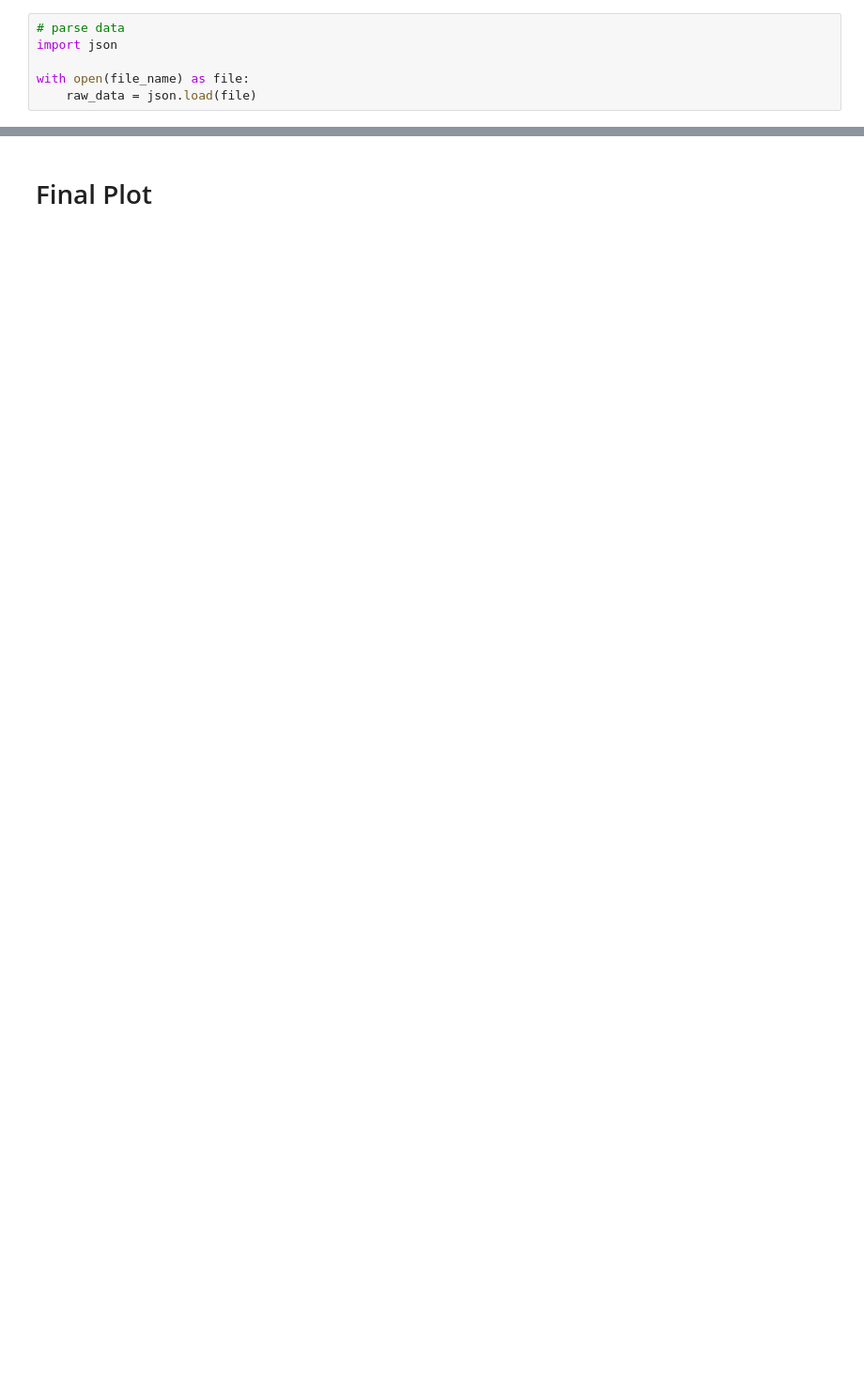
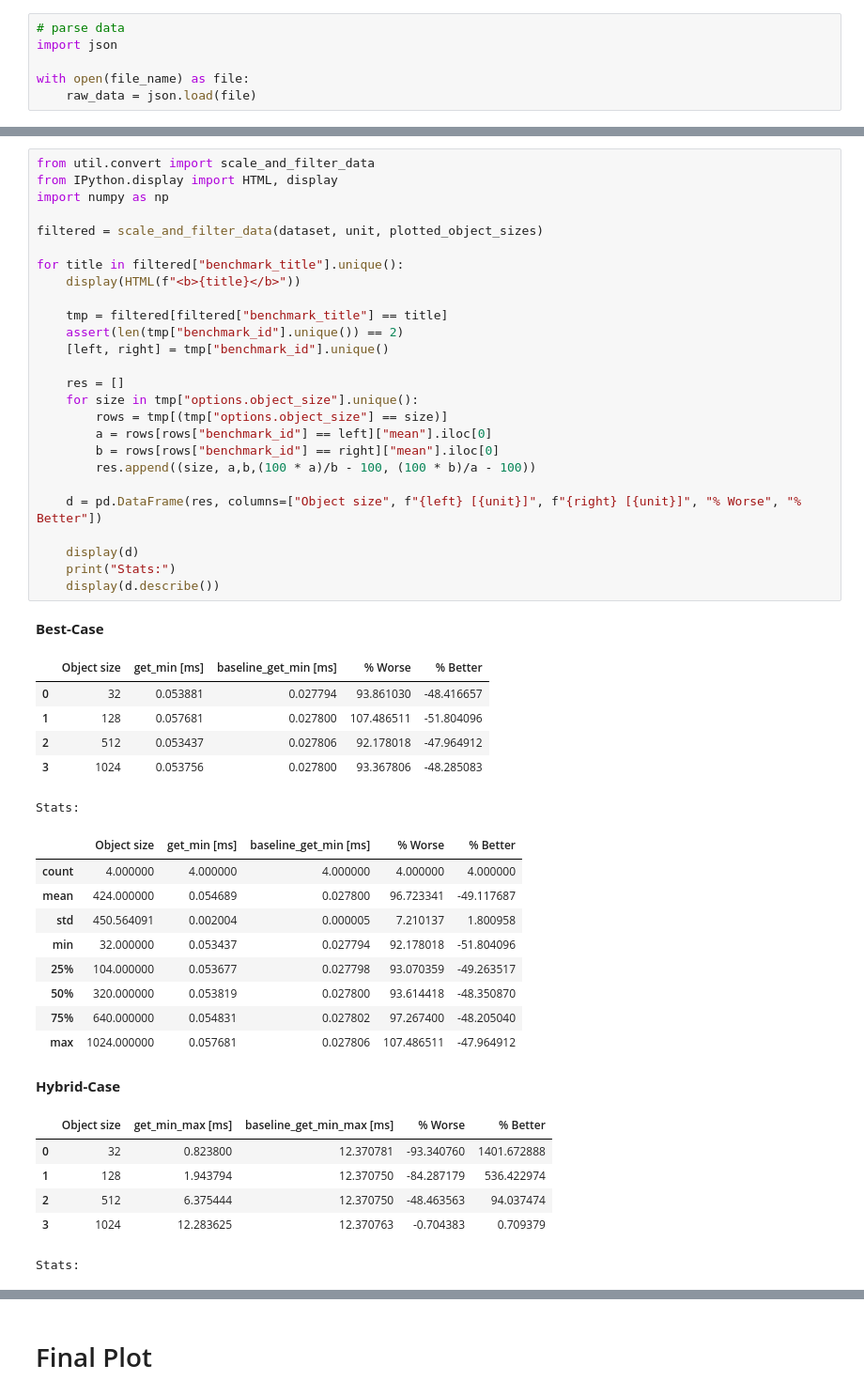
Before and after one commit to markus-gerber/vnv-heap, a Jupyter notebook: zephyr/vnv_heap_benchmark/analysis/get_ref.ipynb, the cells around one changed output, grey strips where cells are left out. Shown at 94% size. Cells and saved outputs as stored; diff of their text form; blank space fills up the shorter version.

```diff
--- a/zephyr/vnv_heap_benchmark/analysis/get_ref.ipynb
+++ b/zephyr/vnv_heap_benchmark/analysis/get_ref.ipynb
@@ -66,0 +67,50 @@ Name: mean, dtype: float64
+# %%
+from util.convert import scale_and_filter_data
+from IPython.display import HTML, display
+import numpy as np
+
+filtered = scale_and_filter_data(dataset, unit, plotted_object_sizes)
+
+for title in filtered["benchmark_title"].unique():
+    display(HTML(f"<b>{title}</b>"))
+
+    tmp = filtered[filtered["benchmark_title"] == title]
+    assert(len(tmp["benchmark_id"].unique()) == 2)
+    [left, right] = tmp["benchmark_id"].unique()
+
+    res = []
+    for size in tmp["options.object_size"].unique():
+        rows = tmp[(tmp["options.object_size"] == size)]
+        a = rows[rows["benchmark_id"] == left]["mean"].iloc[0]
+        b = rows[rows["benchmark_id"] == right]["mean"].iloc[0]
+        res.append((size, a,b,(100 * a)/b - 100, (100 * b)/a - 100))
+
+    d = pd.DataFrame(res, columns=["Object size", f"{left} [{unit}]", f"{right} [{unit}]", "% Worse", "% Better"])
+
+    display(d)
+    print("Stats:")
+    display(d.describe())
+# %% [output]
+Best-Case
+|  | Object size | get_min [ms] | baseline_get_min [ms] | % Worse | % Better |
+| 0 | 32 | 0.053881 | 0.027794 | 93.861030 | -48.416657 |
+| 1 | 128 | 0.057681 | 0.027800 | 107.486511 | -51.804096 |
+| 2 | 512 | 0.053437 | 0.027806 | 92.178018 | -47.964912 |
+| 3 | 1024 | 0.053756 | 0.027800 | 93.367806 | -48.285083 |
+Stats:
+|  | Object size | get_min [ms] | baseline_get_min [ms] | % Worse | % Better |
+| count | 4.000000 | 4.000000 | 4.000000 | 4.000000 | 4.000000 |
+| mean | 424.000000 | 0.054689 | 0.027800 | 96.723341 | -49.117687 |
+| std | 450.564091 | 0.002004 | 0.000005 | 7.210137 | 1.800958 |
+| min | 32.000000 | 0.053437 | 0.027794 | 92.178018 | -51.804096 |
+| 25% | 104.000000 | 0.053677 | 0.027798 | 93.070359 | -49.263517 |
+| 50% | 320.000000 | 0.053819 | 0.027800 | 93.614418 | -48.350870 |
+| 75% | 640.000000 | 0.054831 | 0.027802 | 97.267400 | -48.205040 |
+| max | 1024.000000 | 0.057681 | 0.027806 | 107.486511 | -47.964912 |
+Hybrid-Case
+|  | Object size | get_min_max [ms] | baseline_get_min_max [ms] | % Worse | % Better |
+| 0 | 32 | 0.823800 | 12.370781 | -93.340760 | 1401.672888 |
+| 1 | 128 | 1.943794 | 12.370750 | -84.287179 | 536.422974 |
+| 2 | 512 | 6.375444 | 12.370750 | -48.463563 | 94.037474 |
+| 3 | 1024 | 12.283625 | 12.370763 | -0.704383 | 0.709379 |
+Stats:
```
Also changed, not shown: parts of 7 cells of this notebook, 6 other files.
